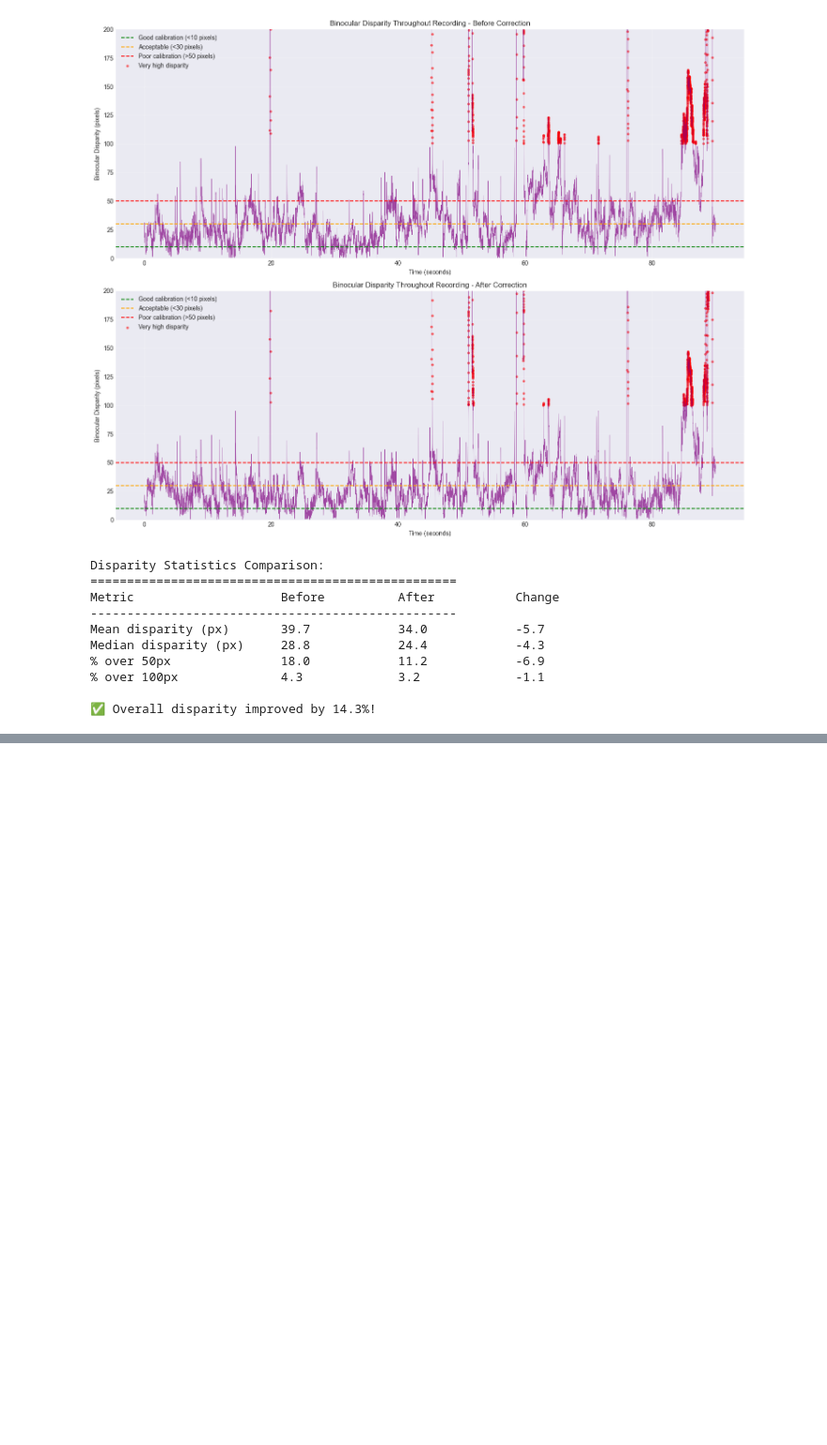
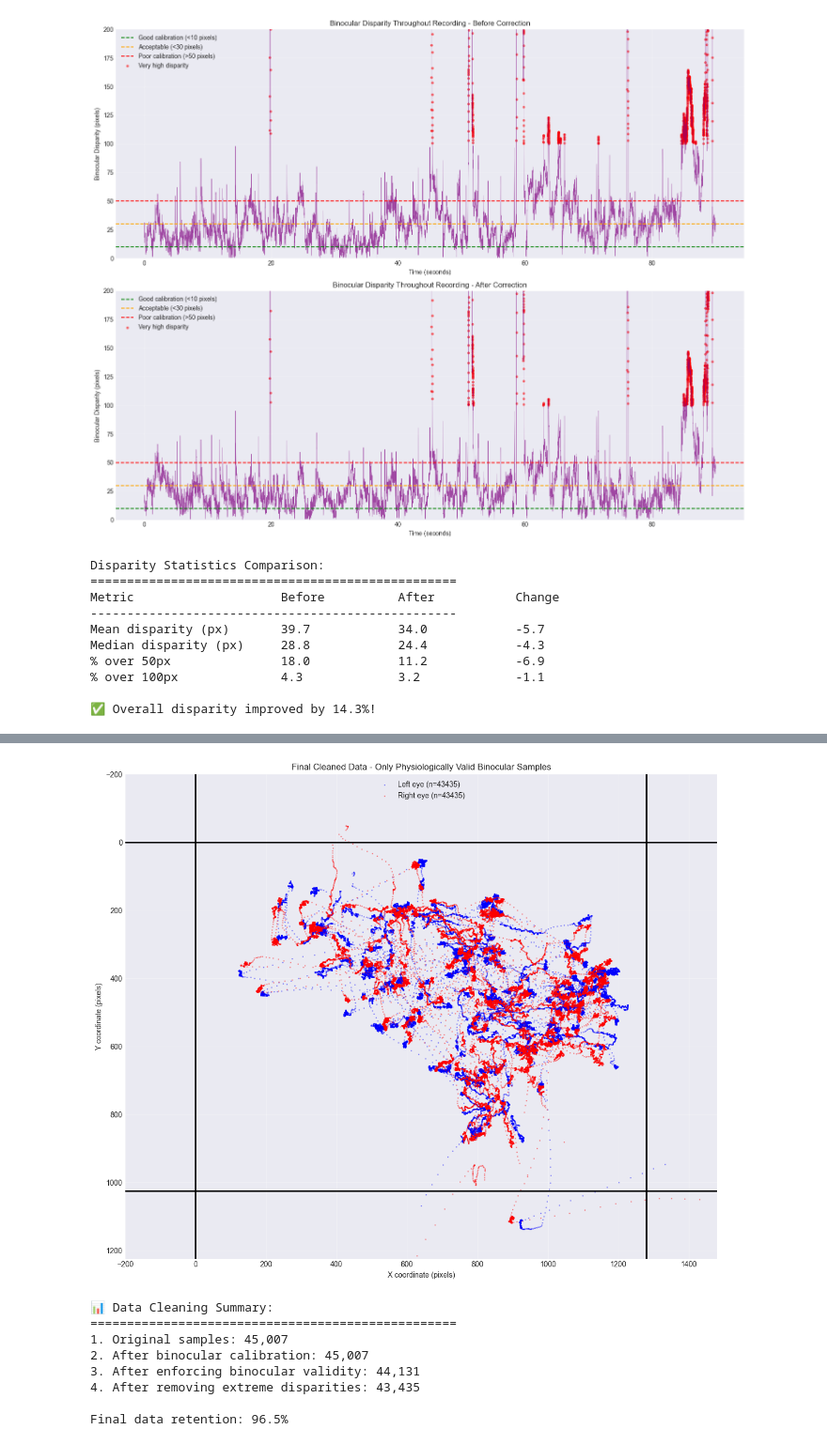
Before and after one commit to alfital2/ASD-notebook, a Jupyter notebook: asd.ipynb, the cells around one changed output, grey strips where cells are left out. Shown at 94% size. Drawn from its saved outputs; the diff is of its cells as text; code cells hidden in the pictures; blank space fills up the shorter version.

```diff
--- a/asd.ipynb
+++ b/asd.ipynb
@@ -822,0 +1052,48 @@ Median disparity (px)     28.8            24.4            -4.3
+# %%
+# Visualize the final cleaned data
+plt.figure(figsize=(12, 10))
+
+# Get valid data after all filtering
+valid_final = df_filtered[df_filtered['both_eyes_valid']]
+
+# Plot the cleaned data
+plt.scatter(valid_final['x_left'], valid_final['y_left'],
+           c='blue', alpha=0.3, s=1, label=f'Left eye (n={len(valid_final)})')
+plt.scatter(valid_final['x_right'], valid_final['y_right'],
+           c='red', alpha=0.3, s=1, label=f'Right eye (n={len(valid_final)})')
+
+# Add screen boundaries
+plt.axhline(y=0, color='black', linewidth=2)
+plt.axhline(y=SCREEN_HEIGHT, color='black', linewidth=2)
+plt.axvline(x=0, color='black', linewidth=2)
+plt.axvline(x=SCREEN_WIDTH, color='black', linewidth=2)
+
+plt.xlim(-200, SCREEN_WIDTH + 200)
+plt.ylim(-200, SCREEN_HEIGHT + 200)
+plt.xlabel('X coordinate (pixels)')
+plt.ylabel('Y coordinate (pixels)')
+plt.title('Final Cleaned Data - Only Physiologically Valid Binocular Samples')
+plt.legend()
+plt.gca().invert_yaxis()
+plt.grid(True, alpha=0.3)
+plt.tight_layout()
+plt.show()
+
+# Summary of data cleaning steps
+print("\n📊 Data Cleaning Summary:")
+print("="*50)
+print(f"1. Original samples: {len(df_sample):,}")
+print(f"2. After binocular calibration: {len(df_corrected):,}")
+print(f"3. After enforcing binocular validity: {df_binocular['both_eyes_valid'].sum():,}")
+print(f"4. After removing extreme disparities: {df_filtered['both_eyes_valid'].sum():,}")
+print(f"\nFinal data retention: {df_filtered['both_eyes_valid'].sum()/len(df_sample)*100:.1f}%")
+# %% [output]
+[figure, added]
+📊 Data Cleaning Summary:
+==================================================
+1. Original samples: 45,007
+2. After binocular calibration: 45,007
+3. After enforcing binocular validity: 44,131
+4. After removing extreme disparities: 43,435
+
+Final data retention: 96.5%
```
Also changed, not shown: parts of 6 cells of this notebook, 2 other files.
